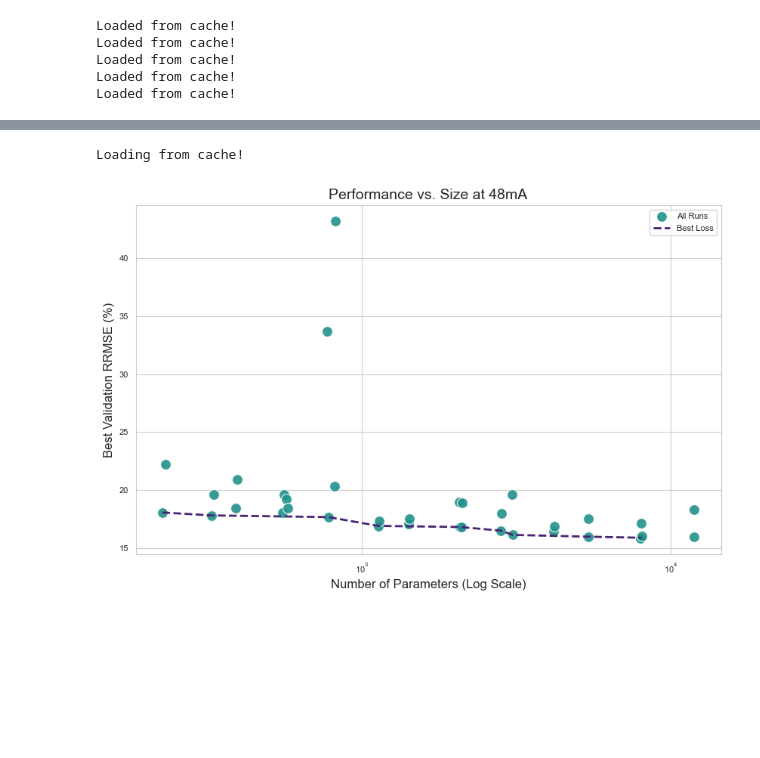
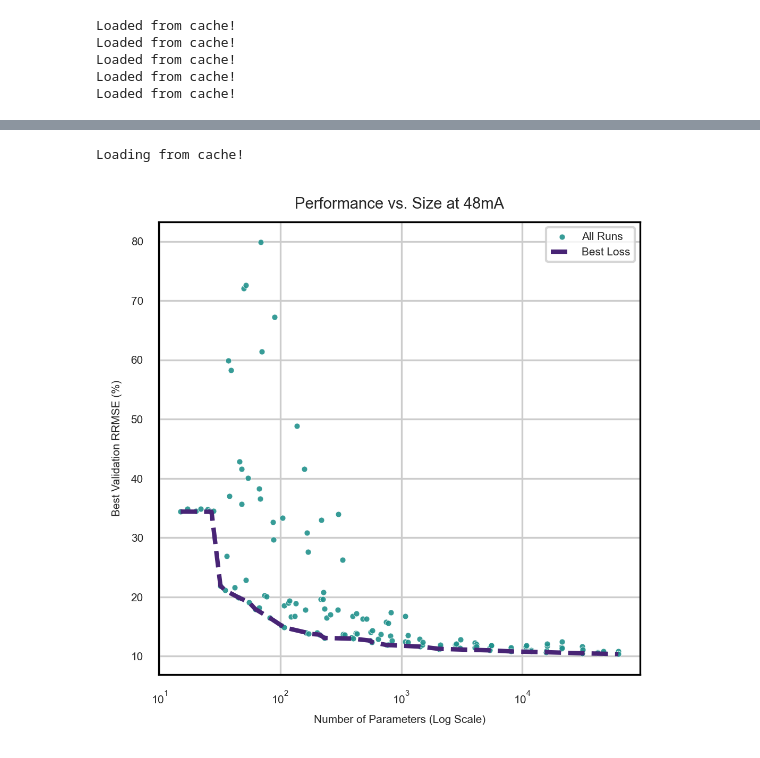
Before and after one commit to UW-Photonics-Lab/prob_tcn_for_LED, a Jupyter notebook: notebooks/make_figures.ipynb, the cells around one changed output, grey strips where cells are left out. Cells and saved outputs as stored; diff of their text form; code cells hidden in the pictures; blank space fills up the shorter version.

```diff
--- a/notebooks/make_figures.ipynb
+++ b/notebooks/make_figures.ipynb
@@ -31,6 +31,8 @@ DEVICE = torch.device("cpu")
 print("DEVICE", DEVICE)
 ENTITY = "dylanbackprops-university-of-washington"
 PROJECT = "mldrivenpeled"
+
+PLOT_PATH = os.path.join(project_root, "data/plots")
 # %% [output]
 DEVICE cpu
 # %%
@@ -82,8 +102,7 @@ models = {
         'tcn_channel': "classic-sweep-27",
         'encoder_decoder_tcn': "blooming-disco-648",
         'memory_polynomial':'blank',
-        'encoder_decoder_mp':'radiant-wood-740',
-        'grid_search':"mznst1h2",
+        'encoder_decoder_mp':'cosmic-thunder-682',
         "tcn_validation": "lyric-haze-736",
         "mp_validation": "radiant-wood-740",
         "no_noise_tcn_validation":"radiant-dew-742"
@@ -98,10 +117,11 @@ models = {
         "tcn_validation": "icy-snow-746",
         "mp_validation": "avid-water-751",
         "no_noise_tcn_validation":"happy-sun-757"
-    }
+    },
 }
 
-wide_channel =    {"48mA": {
+wide_channel = {
+        "wide channel 48mA": {
         'ofdm_info': extract_zarr_data( r"../data/channel_measurements/zarr_files/channel_3e5-20MHz_2.739V_0.125A_47mA_scale2_dynamic_power_0.5-3_v2.zarr", DEVICE),
         'tcn_channel': "laced-sweep-35",
         'encoder_decoder_tcn': "comfy-terrain-760",
@@ -110,8 +130,9 @@ wide_channel =    {"48mA": {
         'grid_search':"zek1s87n",
         "tcn_validation": "comfy-terrain-760",
         "mp_validation": "still-butterfly-761",
-        "no_noise_tcn_validation": "winter-mountain-765"
-    }}
+       "no_noise_tcn_validation": "winter-mountain-765"
+    }
+}
 # %% [output]
 Loaded from cache!
 Loaded from cache!
@@ -275,9 +254,6 @@ Loading from ../models\channel_models\rural-sweep-18\channel_model_final.pth
 # %%
 #G4: Get Models for a Sweep and Plot Best Val NMRSE loss vs parameter count
 
-plt.rcParams.update({
-    'figure.dpi': 100
-})
 
 
 cmap = plt.get_cmap("viridis")
@@ -345,47 +321,53 @@ def plot_sweep_pareto(sweep_id, entity, project):
 
     pareto_df = pd.DataFrame(pareto_points)
 
-    plt.figure(figsize=(10, 6))
-    sns.set_style("whitegrid")
+    plt.figure(figsize=(fig_width, fig_height))
 
     # Scatter all runs
     sns.scatterplot(
         data=df,
         x='params',
         y='nrmse_pct',
-        s=100,
+        s=7,
         alpha=0.9,
         color=c_runs,
         label='All Runs'
     )
 
     # Draw Pareto Line
     plt.plot(
         pareto_df['params'],
         pareto_df['nrmse_pct'],
         linestyle='--',
         linewidth=2,
         label='Best Loss',
         color=c_best
     )
 
     plt.xscale('log')
-    plt.xlabel('Number of Parameters (Log Scale)', fontsize=12)
-    plt.ylabel('Best Validation RRMSE (%)', fontsize=12)
-    plt.title(f'Performance vs. Size at {DC_BIAS}', fontsize=14)
+    plt.xlabel('Number of Parameters (Log Scale)')
+    plt.ylabel('Best Validation RRMSE (%)')
+    plt.title(f'Performance vs. Size at {DC_BIAS}')
     plt.legend(loc='upper right')
 
 
-    plt.show()
 
 DC_BIAS = '48mA'
 
-SWEEP_ID = wide_channel[DC_BIAS]['grid_search']
+SWEEP_ID = models[DC_BIAS]['grid_search']
 
 plot_sweep_pareto(SWEEP_ID, entity=ENTITY, project=PROJECT)
+plt.tight_layout()
+plt.savefig(
+    os.path.join(PLOT_PATH, "performance_vs_size.svg"),
+    format='svg',
+    bbox_inches='tight',
+    transparent=True
+)
+plt.show()
 # %% [output]
 Loading from cache!
-[figure, old version]
+[figure, new version]
 # %%
 # Analyze Experimental Validation Data
 
```
Also changed, not shown: parts of 8 cells of this notebook, 12 other files.
